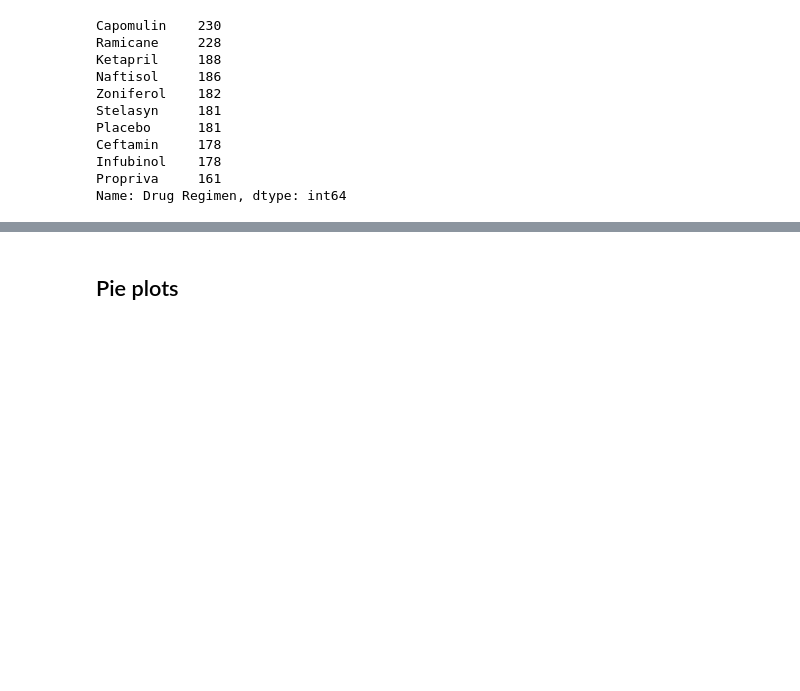
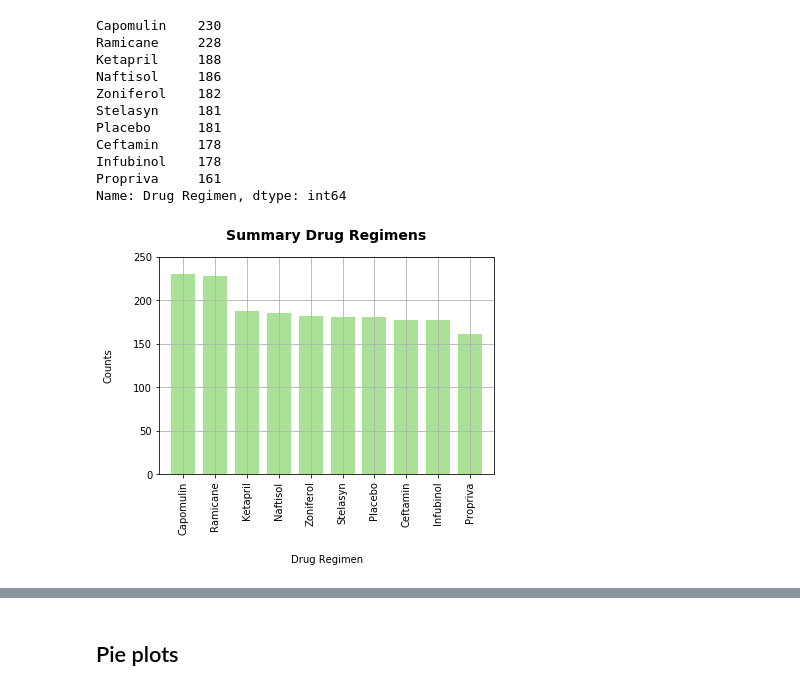
Before and after one commit to LinaSachuk/DU_HomeWork, a Jupyter notebook: matplotlib/pymaceuticals_starter.ipynb, the cells around one changed output, grey strips where cells are left out. Saved outputs shown, nothing was run; the diff lists cells and outputs as text; code cells hidden in the pictures; blank space fills up the shorter version.

Commit message:
added bar charts

```diff
--- a/matplotlib/pymaceuticals_starter.ipynb
+++ b/matplotlib/pymaceuticals_starter.ipynb
@@ -41,8 +41,7 @@ study_results.head()
 | 4 | c819 | 0 | 45.0 | 0 |
 # %%
 # Combine the data into a single dataset
-# merge_data=pd.merge(mouse_metadata, study_results, how="left", on="Mouse ID")
-merge_data = pd.merge(mouse_metadata, study_results, on = 'Mouse ID')
+merge_data = pd.merge(mouse_metadata, study_results, how="left", on = 'Mouse ID')
 print(merge_data.shape)
 merge_data.head()
 # %% [output]
@@ -135,7 +134,9 @@ statistics_df
 # %%
 # Generate a bar plot showing number of data points for each treatment regimen using pandas
 # Display an overview of the Drug Regimen column
-merge_data['Drug Regimen'].value_counts()
+
+treatment_counts =  merge_data['Drug Regimen'].value_counts()
+treatment_counts
 # %% [output]
 Capomulin    230
 Ramicane     228
@@ -152,0 +152,20 @@ Name: Drug Regimen, dtype: int64
+# %%
+# Generate a bar plot using Pandas's DataFrame.plot()
+pd_bar = treatment_counts.plot(kind="bar", facecolor=(0.55, 0.85, 0.45), alpha=0.75, width = 0.75)
+
+# Create labels for the title, X and Y axis
+plt.title('Summary Drug Regimens', y=1.05, fontsize=14, fontweight='bold')
+plt.xlabel("Drug Regimen", labelpad=20)
+plt.ylabel("Counts",  labelpad=20)
+
+# Set your x and y limits
+plt.xlim(-0.75, len(treatment_counts)-0.25)
+plt.ylim(0, max(treatment_counts)+20)
+
+# Set a grid on the plot
+plt.grid()
+
+# Display the plot
+plt.show()
+# %% [output]
+[figure, added]
```
Also changed, not shown: parts of 7 cells of this notebook.
